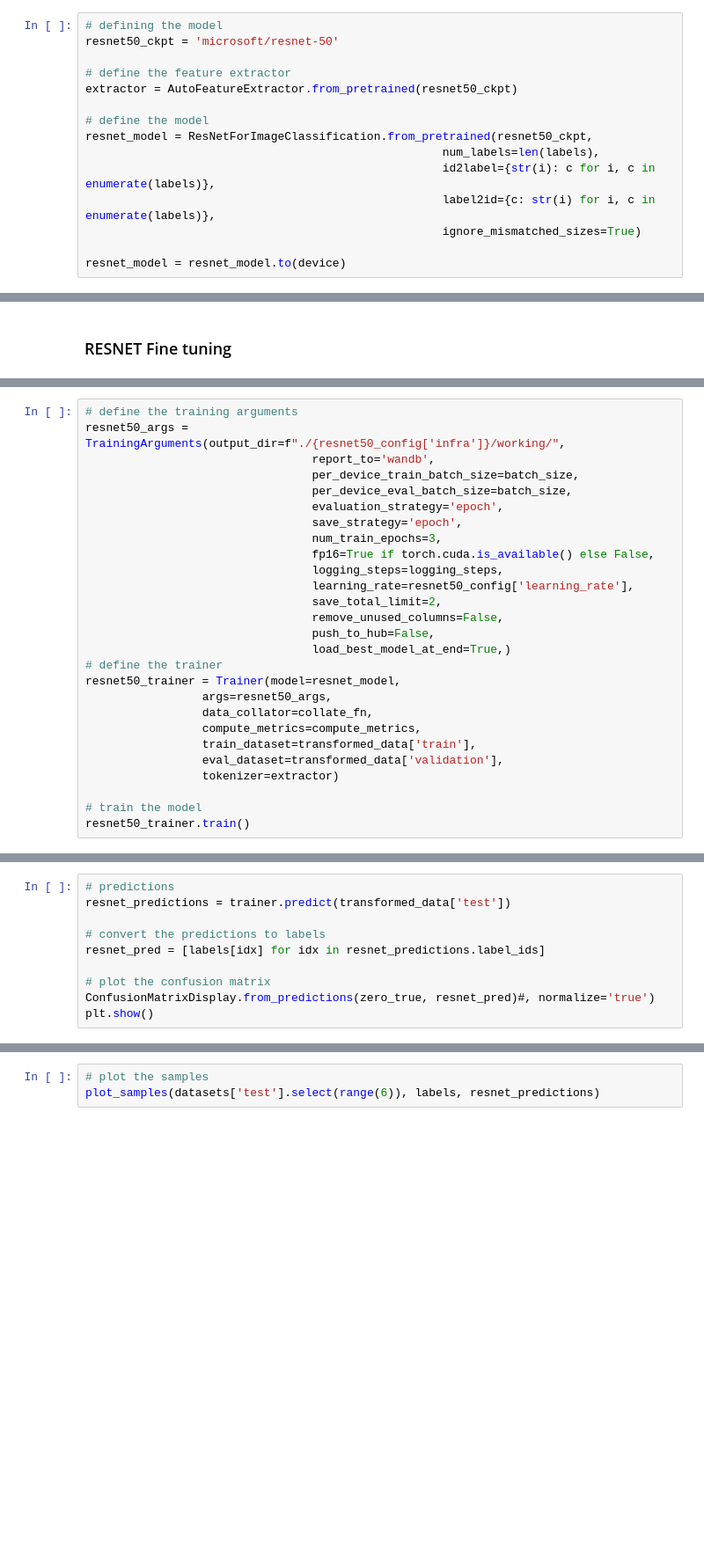
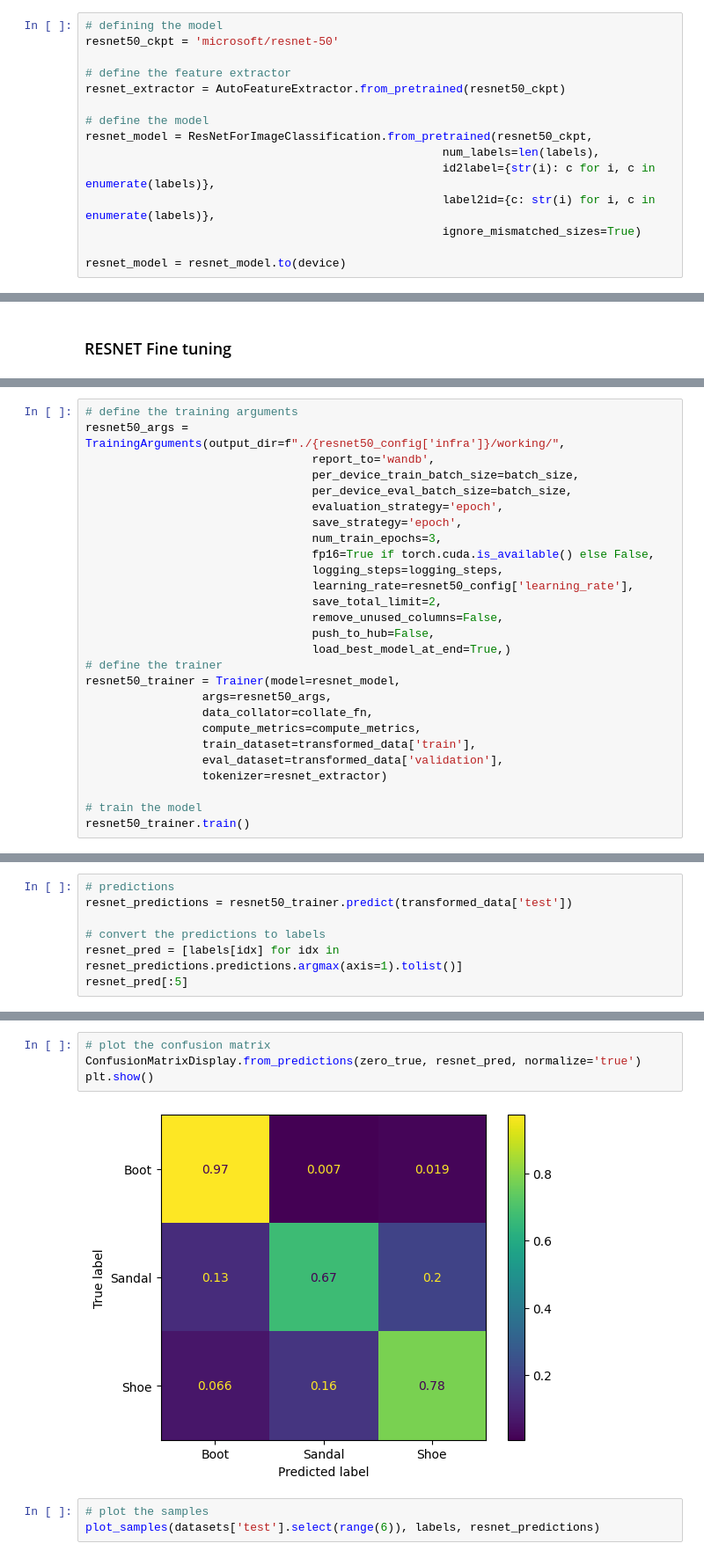
Before and after one commit to ssime-git/transformers_hugging_face, a Jupyter notebook: notebook/shoe_boot_sandal_classification.ipynb, the cells around one changed output, grey strips where cells are left out. Shown at 88% size. Cells and saved outputs as stored; diff of their text form; blank space fills up the shorter version.

```diff
--- a/notebook/shoe_boot_sandal_classification.ipynb
+++ b/notebook/shoe_boot_sandal_classification.ipynb
@@ -529,7 +529,7 @@ plot_samples(datasets['test'].select(range(6)), labels, predictions)
 resnet50_ckpt = 'microsoft/resnet-50'
 
 # define the feature extractor
-extractor = AutoFeatureExtractor.from_pretrained(resnet50_ckpt)
+resnet_extractor = AutoFeatureExtractor.from_pretrained(resnet50_ckpt)
 
 # define the model
 resnet_model = ResNetForImageClassification.from_pretrained(resnet50_ckpt,
@@ -627,7 +632,7 @@ resnet50_trainer = Trainer(model=resnet_model,
                  compute_metrics=compute_metrics,
                  train_dataset=transformed_data['train'],
                  eval_dataset=transformed_data['validation'],
-                 tokenizer=extractor)
+                 tokenizer=resnet_extractor)
 
 # train the model
 resnet50_trainer.train()
@@ -653,12 +679,9 @@ resnet50_trainer.evaluate(transformed_data['validation'])
  'epoch': 3.0}
 # %%
 # predictions
-resnet_predictions = trainer.predict(transformed_data['test'])
+resnet_predictions = resnet50_trainer.predict(transformed_data['test'])
 
 # convert the predictions to labels
-resnet_pred = [labels[idx] for idx in resnet_predictions.label_ids]
-
-# plot the confusion matrix
-ConfusionMatrixDisplay.from_predictions(zero_true, resnet_pred)#, normalize='true')
-plt.show()
+resnet_pred = [labels[idx] for idx in resnet_predictions.predictions.argmax(axis=1).tolist()]
+resnet_pred[:5]
 # %% [output]
@@ -666,3 +689,9 @@ plt.show()
+# %%
+# plot the confusion matrix
+ConfusionMatrixDisplay.from_predictions(zero_true, resnet_pred, normalize='true')
+plt.show()
+# %% [output]
+[figure, added]
 # %%
 # plot the samples
 plot_samples(datasets['test'].select(range(6)), labels, resnet_predictions)
```
Also changed, not shown: parts of 11 cells of this notebook.
